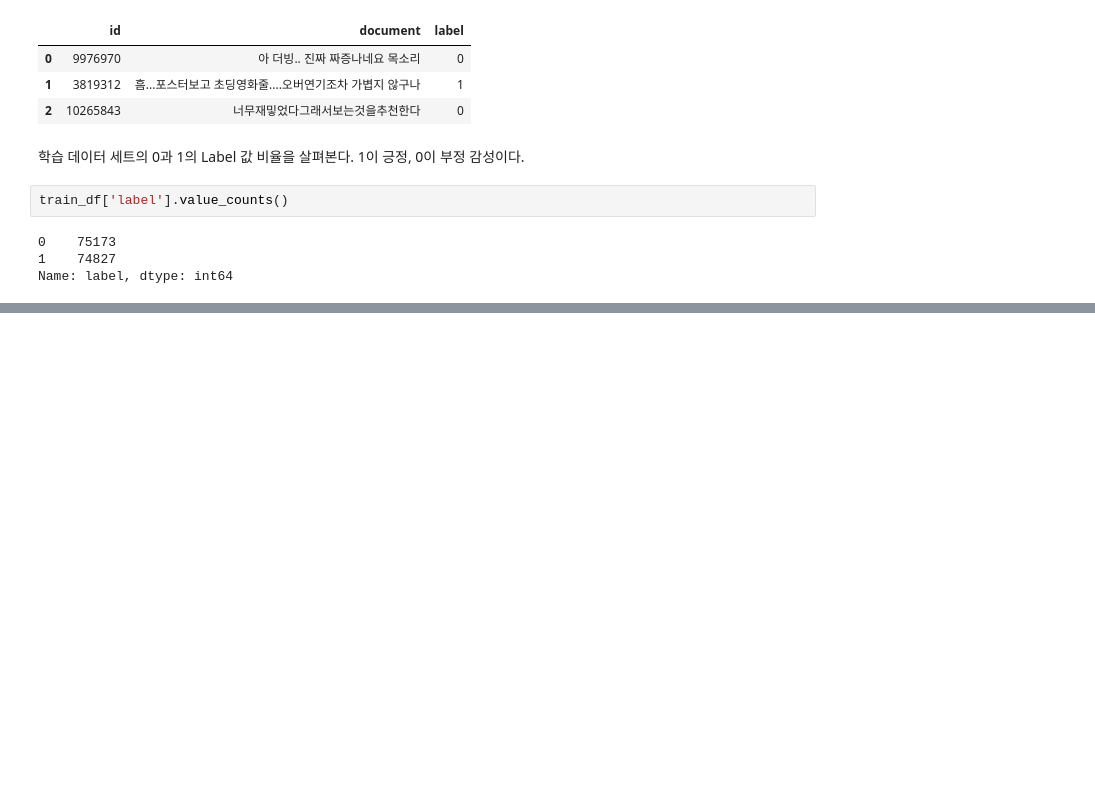
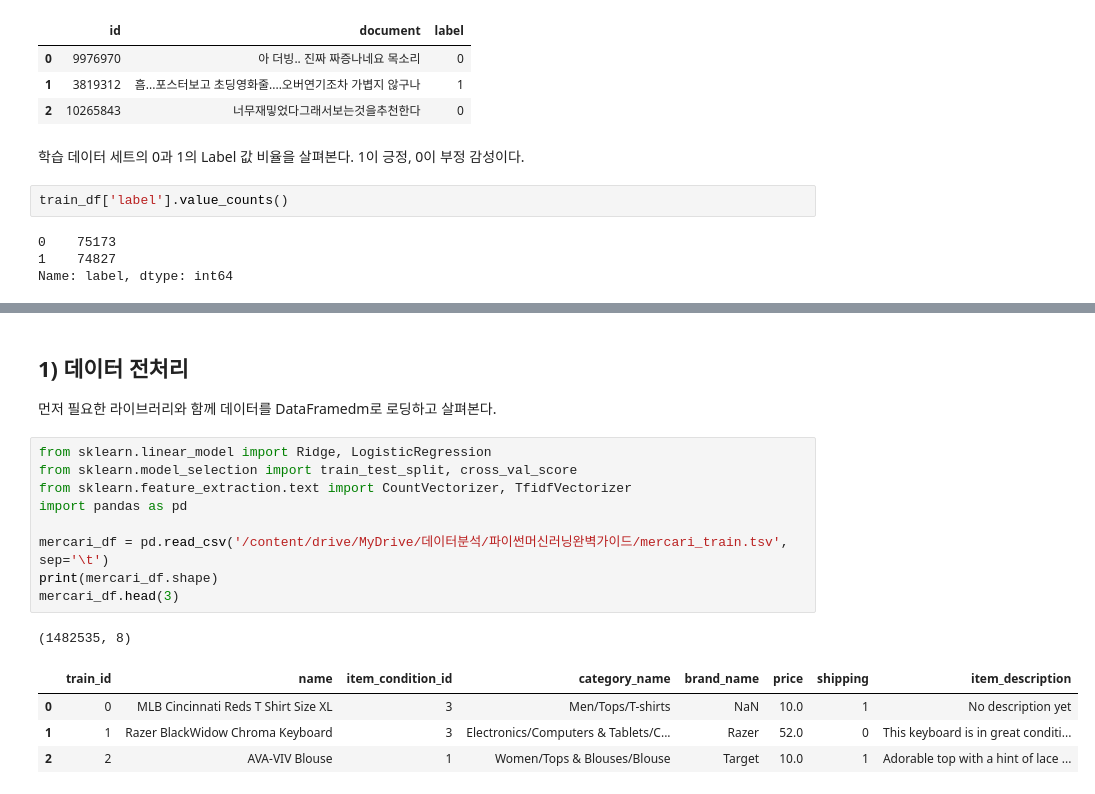
Before and after one commit to spacemaninSeoul/PythonMachinelearningGuide, a Jupyter notebook: [파이썬머신러닝완벽가이드]_VIII_텍스트_분석.ipynb, the cells around one changed output, grey strips where cells are left out. Drawn from its saved outputs; the diff is of its cells as text; blank space fills up the shorter version.

```diff
--- a/[파이썬머신러닝완벽가이드]_VIII_텍스트_분석.ipynb
+++ b/[파이썬머신러닝완벽가이드]_VIII_텍스트_분석.ipynb
@@ -1599,0 +1701,19 @@ Name: label, dtype: int64
+# %% [markdown]
+## 1) 데이터 전처리
+
+먼저 필요한 라이브러리와 함께 데이터를 DataFramedm로 로딩하고 살펴본다.
+# %%
+from sklearn.linear_model import Ridge, LogisticRegression
+from sklearn.model_selection import train_test_split, cross_val_score
+from sklearn.feature_extraction.text import CountVectorizer, TfidfVectorizer
+import pandas as pd
+
+mercari_df = pd.read_csv('/content/drive/MyDrive/데이터분석/파이썬머신러닝완벽가이드/mercari_train.tsv', sep='\t')
+print(mercari_df.shape)
+mercari_df.head(3)
+# %% [output]
+(1482535, 8)
+|  | train_id | name | item_condition_id | category_name | brand_name | price | shipping | item_description |
+| 0 | 0 | MLB Cincinnati Reds T Shirt Size XL | 3 | Men/Tops/T-shirts | NaN | 10.0 | 1 | No description yet |
+| 1 | 1 | Razer BlackWidow Chroma Keyboard | 3 | Electronics/Computers & Tablets/C... | Razer | 52.0 | 0 | This keyboard is in great conditi... |
+| 2 | 2 | AVA-VIV Blouse | 1 | Women/Tops & Blouses/Blouse | Target | 10.0 | 1 | Adorable top with a hint of lace ... |
```
Also changed, not shown: parts of 41 cells of this notebook.
